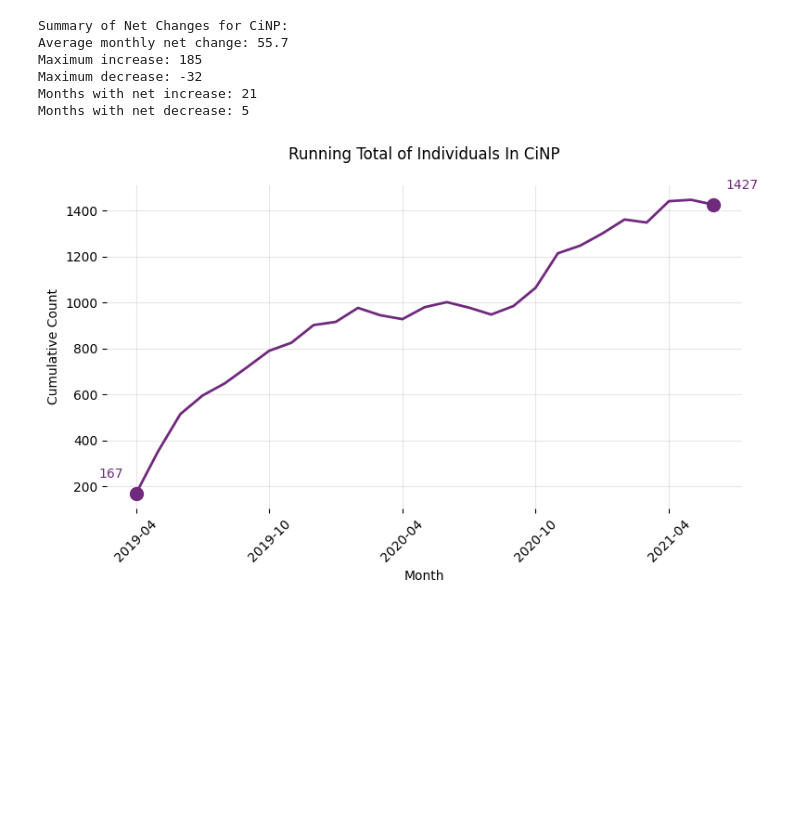
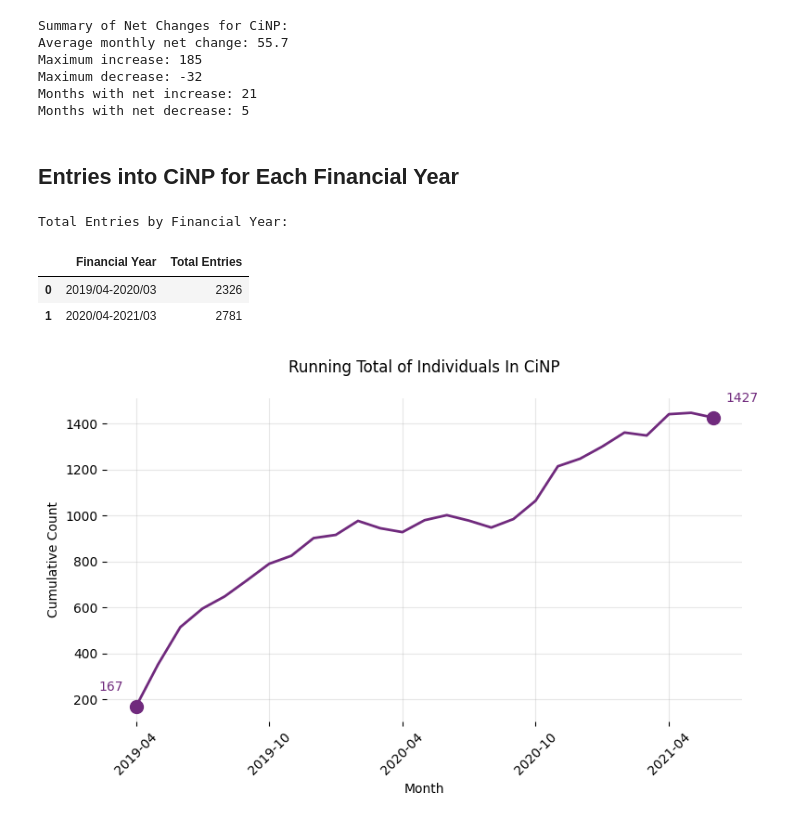
Before and after one commit to ConnectedBradford/CB_2649, a Jupyter notebook: notebooks/cinp_demographic_analysis.ipynb, the cells around one changed output. Drawn from its saved outputs; the diff is of its cells as text; code cells hidden in the pictures; blank space fills up the shorter version.

```diff
--- a/notebooks/cinp_demographic_analysis.ipynb
+++ b/notebooks/cinp_demographic_analysis.ipynb
@@ -151,6 +151,36 @@ Maximum increase: 185
 Maximum decrease: -32
 Months with net increase: 21
 Months with net decrease: 5
+# %% [markdown]
+## Entries into CiNP for Each Financial Year
+# %%
+# Define financial years
+financial_years = [
+    ('2019/04-2020/03', '2019-04-01', '2020-03-31'),
+    ('2020/04-2021/03', '2020-04-01', '2021-03-31'),
+]
+
+# Calculate entries for each financial year
+entries_by_fy = []
+for fy_label, start_date, end_date in financial_years:
+    mask = (cinp['StartDate'] >= start_date) & (cinp['StartDate'] <= end_date)
+    cinp_entries = cinp[mask].shape[0]
+    entries_by_fy.append({
+        'Financial Year': fy_label,
+        'Total Entries': cinp_entries
+    })
+
+# Create a DataFrame for the results
+result_df = pd.DataFrame(entries_by_fy)
+
+# Display as a formatted table
+print("\nTotal Entries by Financial Year:")
+result_df
+# %% [output]
+Total Entries by Financial Year:
+|  | Financial Year | Total Entries |
+| 0 | 2019/04-2020/03 | 2326 |
+| 1 | 2020/04-2021/03 | 2781 |
 # %%
 # Plot demand in intervention
 plot_running_total_in_intervention(cinp, 'StartDate', 'EndDate', 'CiNP')
```
Also changed, not shown: parts of 3 cells of this notebook, 3 other files.
